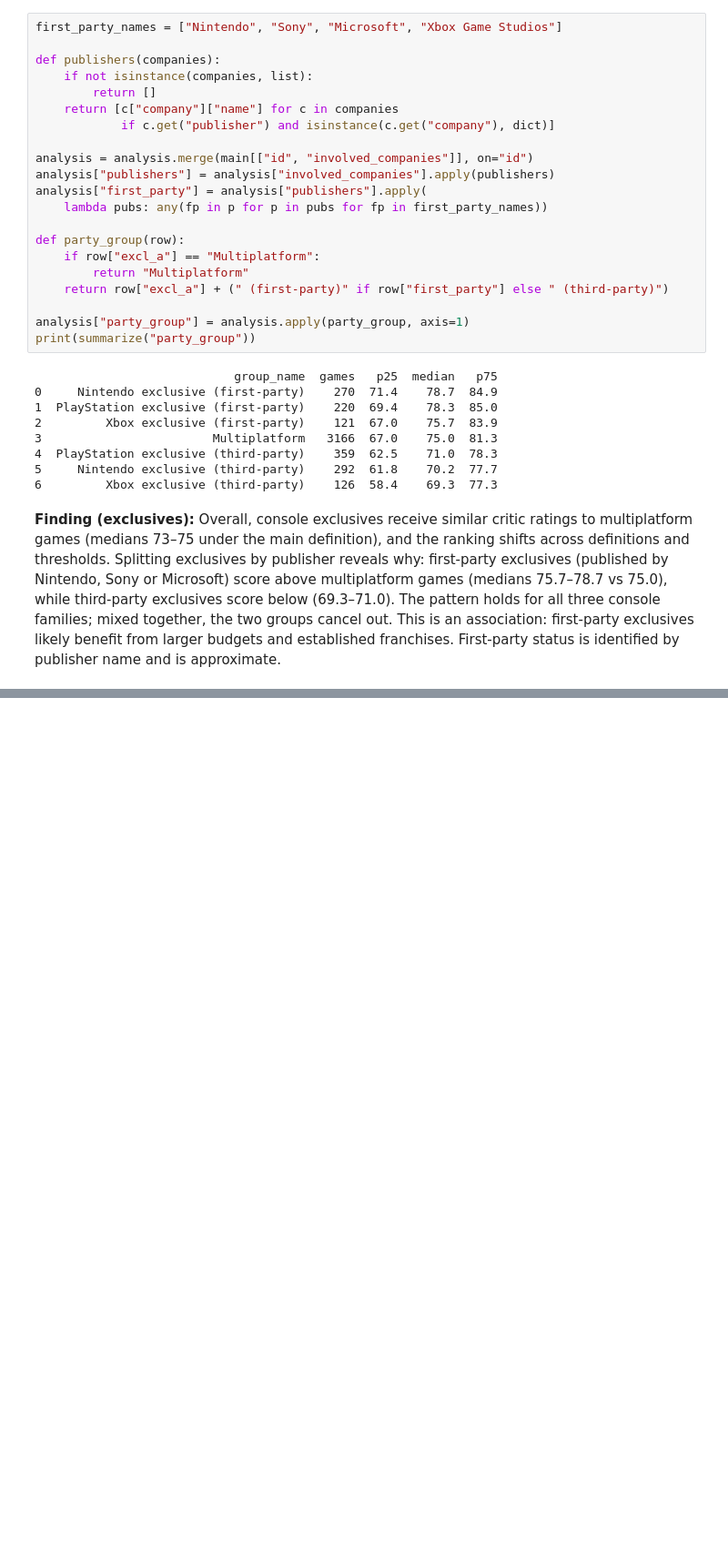
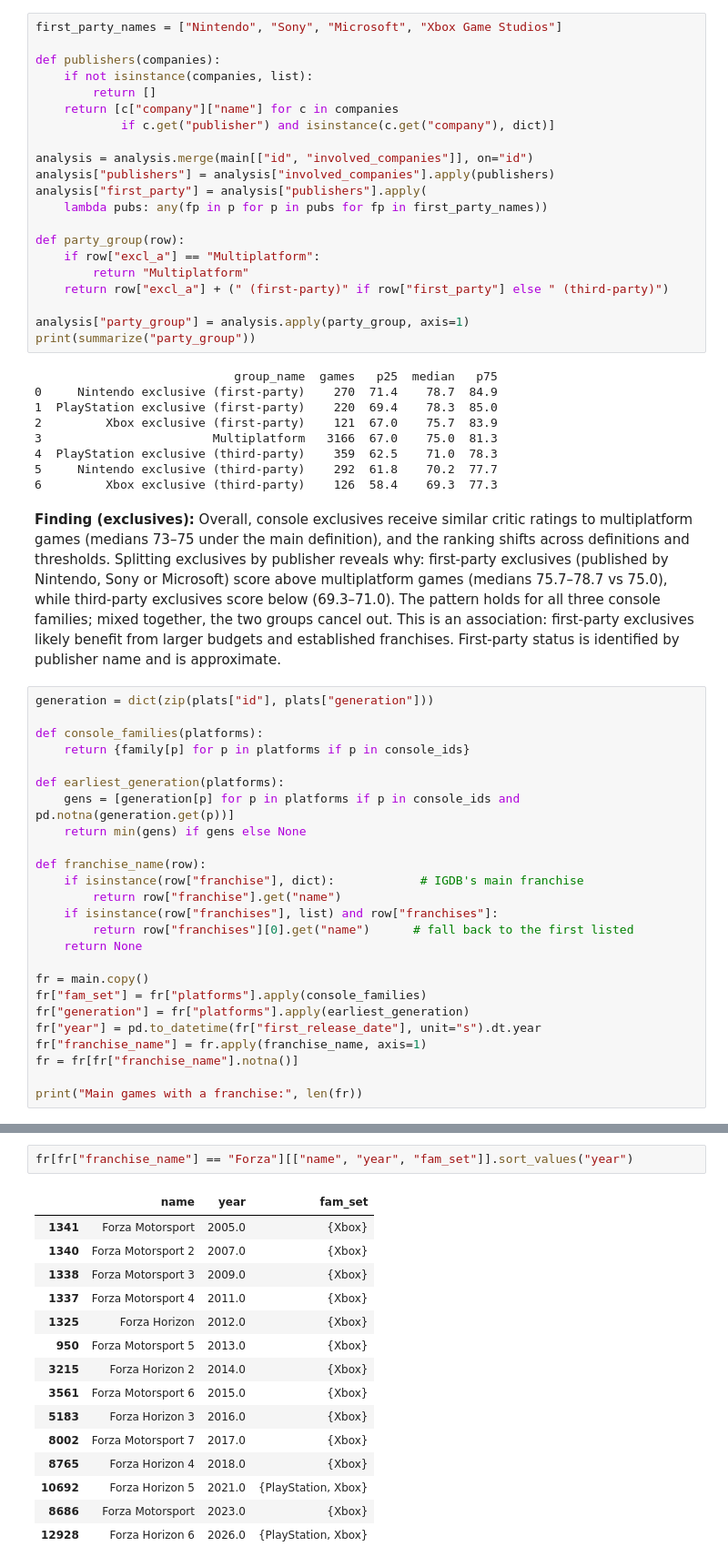
Before and after one commit to F-Bossom/game-data-analysis, a Jupyter notebook: notebooks/05_igdb_exclusives.ipynb, the cells around one changed output, grey strips where cells are left out. Shown at 91% size. Drawn from its saved outputs; the diff is of its cells as text; blank space fills up the shorter version.

```diff
--- a/notebooks/05_igdb_exclusives.ipynb
+++ b/notebooks/05_igdb_exclusives.ipynb
@@ -225,3 +225,28 @@ print(summarize("party_group"))
 6         Xbox exclusive (third-party)    126  58.4    69.3  77.3
 # %% [markdown]
 **Finding (exclusives):** Overall, console exclusives receive similar critic ratings to multiplatform games (medians 73–75 under the main definition), and the ranking shifts across definitions and thresholds. Splitting exclusives by publisher reveals why: first-party exclusives (published by Nintendo, Sony or Microsoft) score above multiplatform games (medians 75.7–78.7 vs 75.0), while third-party exclusives score below (69.3–71.0). The pattern holds for all three console families; mixed together, the two groups cancel out. This is an association: first-party exclusives likely benefit from larger budgets and established franchises. First-party status is identified by publisher name and is approximate.
+# %%
+generation = dict(zip(plats["id"], plats["generation"]))
+
+def console_families(platforms):
+    return {family[p] for p in platforms if p in console_ids}
+
+def earliest_generation(platforms):
+    gens = [generation[p] for p in platforms if p in console_ids and pd.notna(generation.get(p))]
+    return min(gens) if gens else None
+
+def franchise_name(row):
+    if isinstance(row["franchise"], dict):            # IGDB's main franchise
+        return row["franchise"].get("name")
+    if isinstance(row["franchises"], list) and row["franchises"]:
+        return row["franchises"][0].get("name")      # fall back to the first listed
+    return None
+
+fr = main.copy()
+fr["fam_set"] = fr["platforms"].apply(console_families)
+fr["generation"] = fr["platforms"].apply(earliest_generation)
+fr["year"] = pd.to_datetime(fr["first_release_date"], unit="s").dt.year
+fr["franchise_name"] = fr.apply(franchise_name, axis=1)
+fr = fr[fr["franchise_name"].notna()]
+
+print("Main games with a franchise:", len(fr))
@@ -227,0 +341,18 @@ print(summarize("party_group"))
+# %%
+fr[fr["franchise_name"] == "Forza"][["name", "year", "fam_set"]].sort_values("year")
+# %% [output]
+|  | name | year | fam_set |
+| 1341 | Forza Motorsport | 2005.0 | {Xbox} |
+| 1340 | Forza Motorsport 2 | 2007.0 | {Xbox} |
+| 1338 | Forza Motorsport 3 | 2009.0 | {Xbox} |
+| 1337 | Forza Motorsport 4 | 2011.0 | {Xbox} |
+| 1325 | Forza Horizon | 2012.0 | {Xbox} |
+| 950 | Forza Motorsport 5 | 2013.0 | {Xbox} |
+| 3215 | Forza Horizon 2 | 2014.0 | {Xbox} |
+| 3561 | Forza Motorsport 6 | 2015.0 | {Xbox} |
+| 5183 | Forza Horizon 3 | 2016.0 | {Xbox} |
+| 8002 | Forza Motorsport 7 | 2017.0 | {Xbox} |
+| 8765 | Forza Horizon 4 | 2018.0 | {Xbox} |
+| 10692 | Forza Horizon 5 | 2021.0 | {PlayStation, Xbox} |
+| 8686 | Forza Motorsport | 2023.0 | {Xbox} |
+| 12928 | Forza Horizon 6 | 2026.0 | {PlayStation, Xbox} |
```
Also changed, not shown: parts of 5 cells of this notebook.
